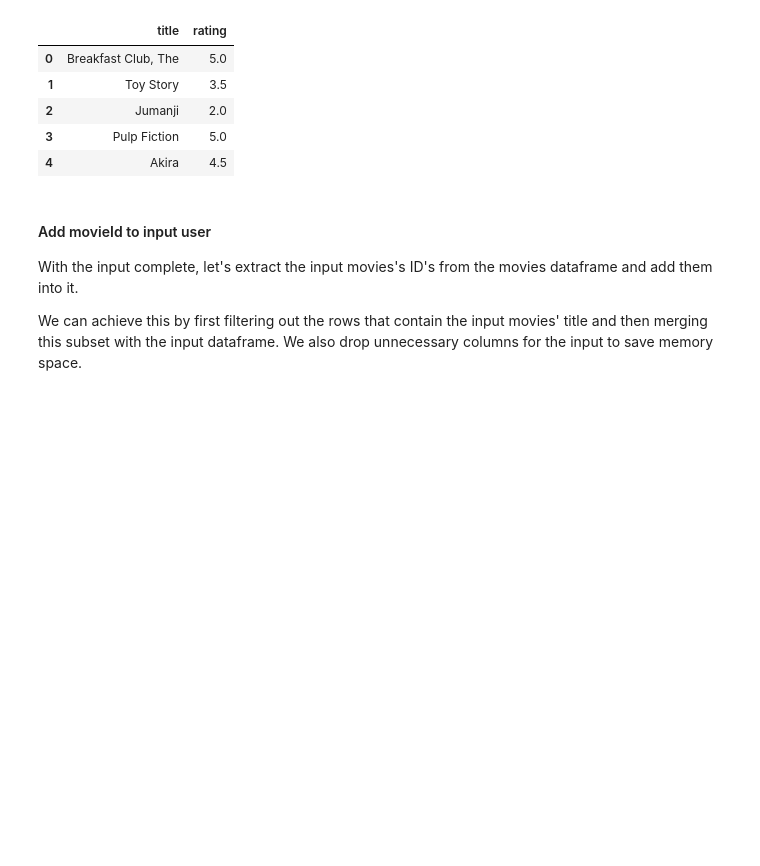
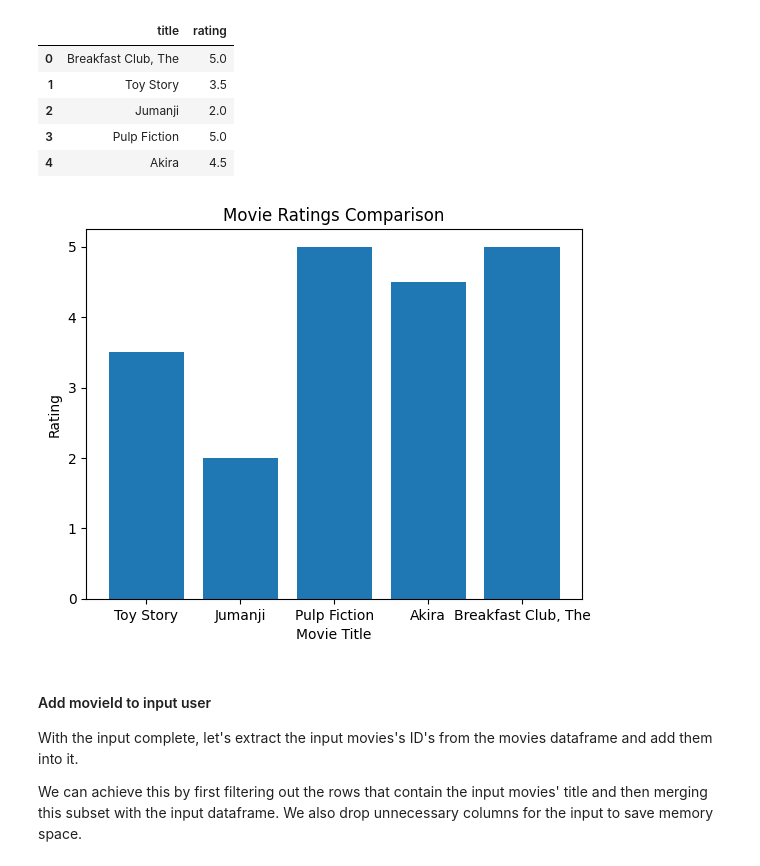
Before and after one commit to sreeharsha5219/Movie-Recommendation-System-with-Bias-Corrected-Collaborative-Filtering-and-Cloud-Deployment, a Jupyter notebook: collaborative_filtering.ipynb, the cells around one changed output. Cells and saved outputs as stored; diff of their text form; code cells hidden in the pictures; blank space fills up the shorter version.

```diff
--- a/collaborative_filtering.ipynb
+++ b/collaborative_filtering.ipynb
@@ -194,6 +201,16 @@ inputMovies
 | 2 | Jumanji | 2.0 |
 | 3 | Pulp Fiction | 5.0 |
 | 4 | Akira | 4.5 |
+# %%
+# @title Movie Ratings Comparison
+
+import matplotlib.pyplot as plt
+plt.bar(inputMovies['title'], inputMovies['rating'])
+plt.xlabel('Movie Title')
+plt.ylabel('Rating')
+_ = plt.title('Movie Ratings Comparison')
+# %% [output]
+[figure, added]
 # %% [markdown]
 #### Add movieId to input user
 With the input complete, let's extract the input movies's ID's from the movies dataframe and add them into it.
```
Also changed, not shown: parts of 8 cells of this notebook.
